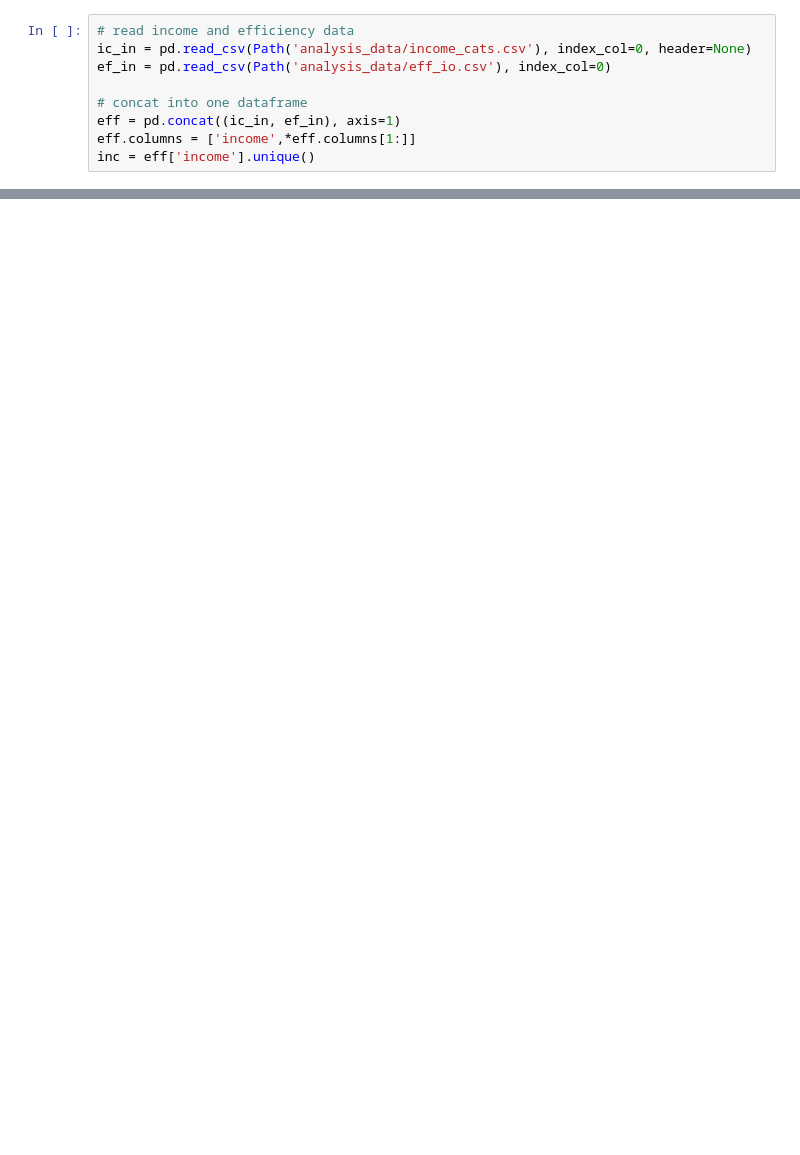
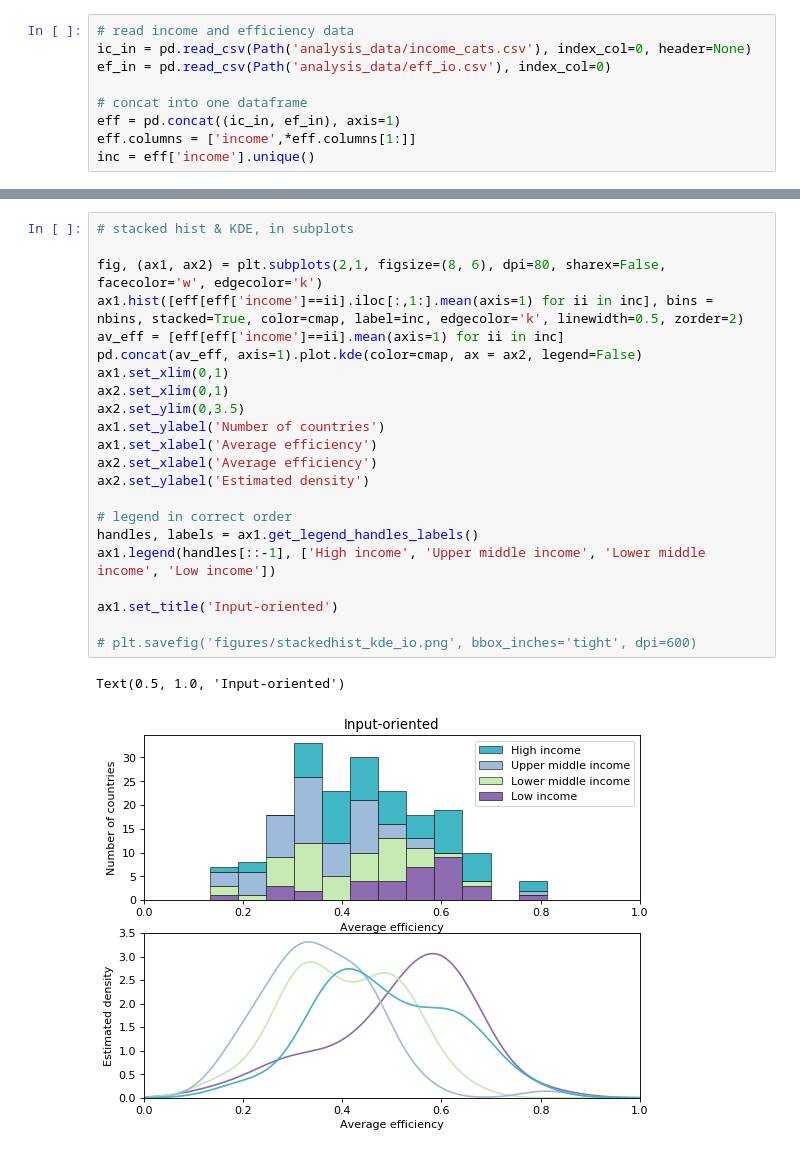
Before and after one commit to emcmd/sdg-dea, a Jupyter notebook: analyse_results.ipynb, the cells around one changed output, grey strips where cells are left out. Drawn from its saved outputs; the diff is of its cells as text; blank space fills up the shorter version.

```diff
--- a/analyse_results.ipynb
+++ b/analyse_results.ipynb
@@ -36,0 +145,25 @@ plt.legend(handles[::-1], ['High income', 'Upper middle income', 'Lower middle i
+# %%
+# stacked hist & KDE, in subplots
+
+fig, (ax1, ax2) = plt.subplots(2,1, figsize=(8, 6), dpi=80, sharex=False, facecolor='w', edgecolor='k')
+ax1.hist([eff[eff['income']==ii].iloc[:,1:].mean(axis=1) for ii in inc], bins = nbins, stacked=True, color=cmap, label=inc, edgecolor='k', linewidth=0.5, zorder=2)
+av_eff = [eff[eff['income']==ii].mean(axis=1) for ii in inc]
+pd.concat(av_eff, axis=1).plot.kde(color=cmap, ax = ax2, legend=False)
+ax1.set_xlim(0,1)
+ax2.set_xlim(0,1)
+ax2.set_ylim(0,3.5)
+ax1.set_ylabel('Number of countries')
+ax1.set_xlabel('Average efficiency')
+ax2.set_xlabel('Average efficiency')
+ax2.set_ylabel('Estimated density')
+
+# legend in correct order
+handles, labels = ax1.get_legend_handles_labels()
+ax1.legend(handles[::-1], ['High income', 'Upper middle income', 'Lower middle income', 'Low income'])
+
+ax1.set_title('Input-oriented')
+
+# plt.savefig('figures/stackedhist_kde_io.png', bbox_inches='tight', dpi=600)
+# %% [output]
+Text(0.5, 1.0, 'Input-oriented')
+[figure, added]
```
Also changed, not shown: parts of 8 cells of this notebook.
